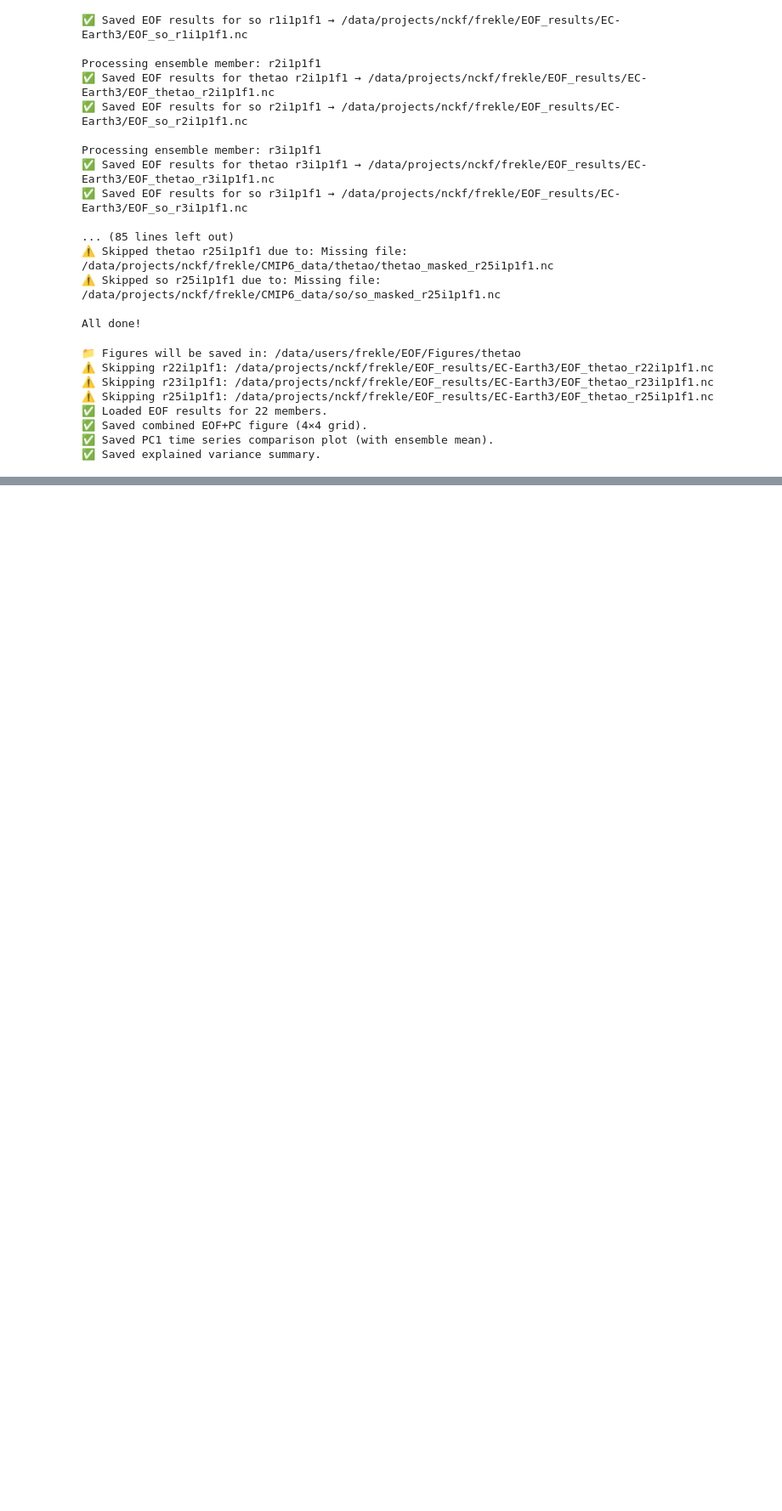
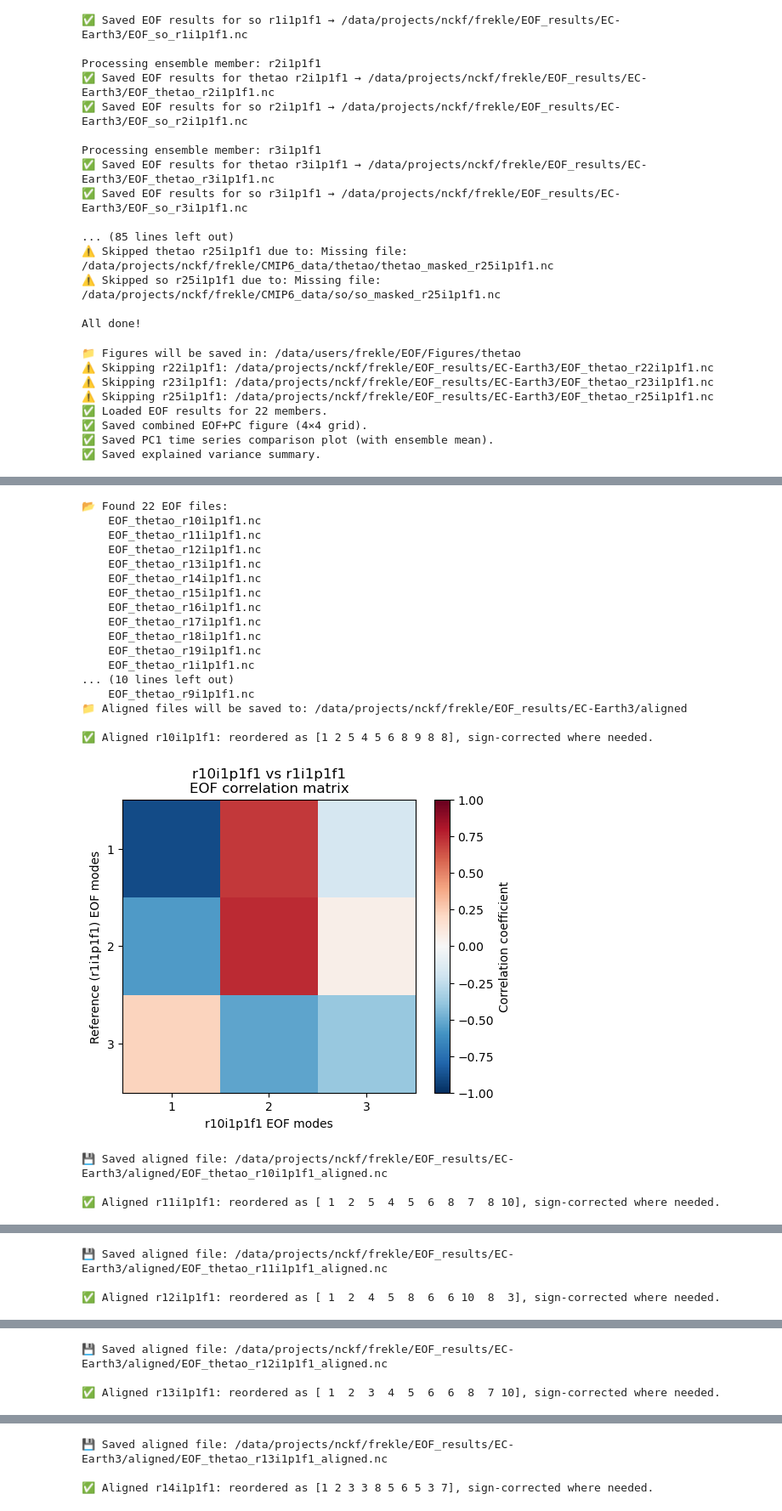
Before and after one commit to frejahk9/Master-thesis-2026, a Jupyter notebook: EOF/EOF_analysis.ipynb, the cells around one changed output, grey strips where cells are left out. Shown at 85% size. Saved outputs shown, nothing was run; the diff lists cells and outputs as text; code cells hidden in the pictures; blank space fills up the shorter version.

Commit message:
added aligned EOF data

```diff
--- a/EOF/EOF_analysis.ipynb
+++ b/EOF/EOF_analysis.ipynb
@@ -345,0 +579,31 @@ print("✅ Saved explained variance summary.")
+# %%
+aligned_eofs, aligned_pcs = align_eofs_from_files(
+    data_dir="/data/projects/nckf/frekle/EOF_results/EC-Earth3",
+    varname="thetao",
+    ref_member="r1i1p1f1",
+    plot_corr=True,
+    save_aligned=True,
+    n_modes_to_plot=3  # 👈 Only show first 3 EOF modes in the plot
+)
+# %% [output]
+📂 Found 22 EOF files:
+    EOF_thetao_r10i1p1f1.nc
+    EOF_thetao_r11i1p1f1.nc
+    EOF_thetao_r12i1p1f1.nc
+    EOF_thetao_r13i1p1f1.nc
+    EOF_thetao_r14i1p1f1.nc
+    EOF_thetao_r15i1p1f1.nc
+    EOF_thetao_r16i1p1f1.nc
+    EOF_thetao_r17i1p1f1.nc
+    EOF_thetao_r18i1p1f1.nc
+    EOF_thetao_r19i1p1f1.nc
+    EOF_thetao_r1i1p1f1.nc
+... (10 lines left out)
+    EOF_thetao_r9i1p1f1.nc
+📁 Aligned files will be saved to: /data/projects/nckf/frekle/EOF_results/EC-Earth3/aligned
+
+✅ Aligned r10i1p1f1: reordered as [1 2 5 4 5 6 8 9 8 8], sign-corrected where needed.
+[figure, added]
+💾 Saved aligned file: /data/projects/nckf/frekle/EOF_results/EC-Earth3/aligned/EOF_thetao_r10i1p1f1_aligned.nc
+
+✅ Aligned r11i1p1f1: reordered as [ 1  2  5  4  5  6  8  7  8 10], sign-corrected where needed.
@@ -345,0 +611,3 @@ print("✅ Saved explained variance summary.")
+💾 Saved aligned file: /data/projects/nckf/frekle/EOF_results/EC-Earth3/aligned/EOF_thetao_r11i1p1f1_aligned.nc
+
+✅ Aligned r12i1p1f1: reordered as [ 1  2  4  5  8  6  6 10  8  3], sign-corrected where needed.
@@ -345,0 +615,3 @@ print("✅ Saved explained variance summary.")
+💾 Saved aligned file: /data/projects/nckf/frekle/EOF_results/EC-Earth3/aligned/EOF_thetao_r12i1p1f1_aligned.nc
+
+✅ Aligned r13i1p1f1: reordered as [ 1  2  3  4  5  6  6  8  7 10], sign-corrected where needed.
@@ -345,0 +619,3 @@ print("✅ Saved explained variance summary.")
+💾 Saved aligned file: /data/projects/nckf/frekle/EOF_results/EC-Earth3/aligned/EOF_thetao_r13i1p1f1_aligned.nc
+
+✅ Aligned r14i1p1f1: reordered as [1 2 3 3 8 5 6 5 3 7], sign-corrected where needed.
```
Also changed, not shown: parts of 7 cells of this notebook, 4 other files.
